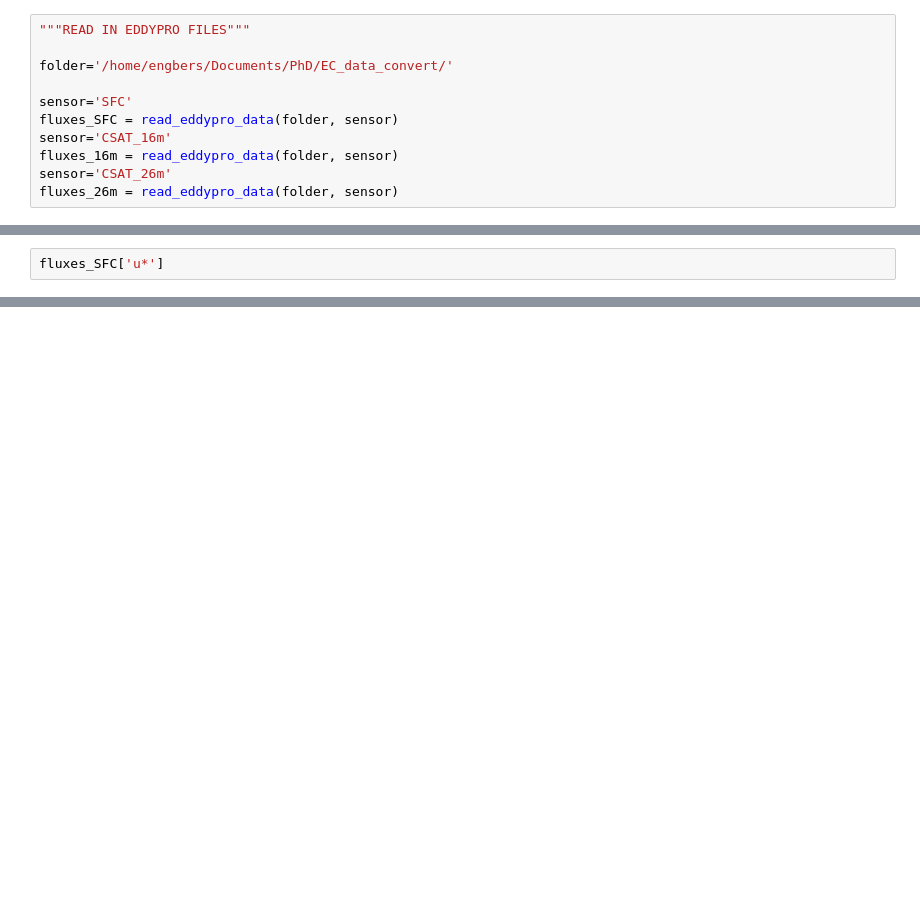
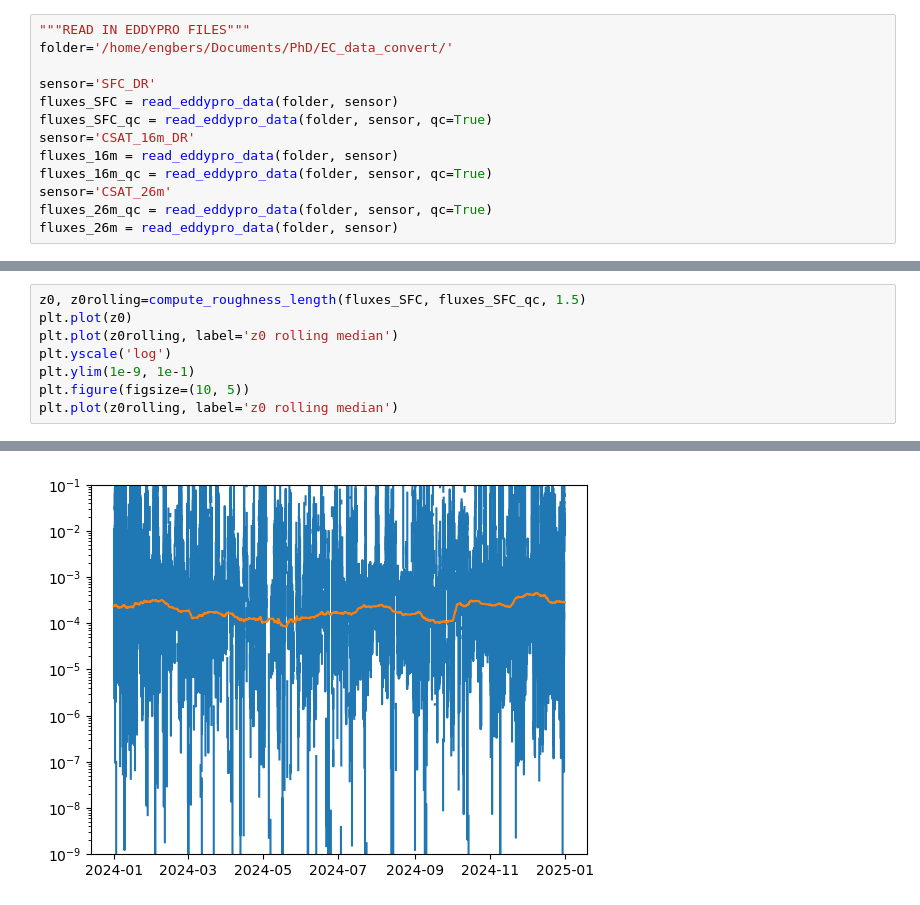
Before and after one commit to Rainette9/DataProcessingScripts, a Jupyter notebook: MO_fluxes.ipynb, the cells around one changed output, grey strips where cells are left out. Drawn from its saved outputs; the diff is of its cells as text; blank space fills up the shorter version.

```diff
--- a/MO_fluxes.ipynb
+++ b/MO_fluxes.ipynb
@@ -76,13 +80,15 @@ TOA5_STN1OneMin_836.dat
 [figure]
 # %%
 """READ IN EDDYPRO FILES"""
-
 folder='/home/engbers/Documents/PhD/EC_data_convert/'
 
-sensor='SFC'
+sensor='SFC_DR'
 fluxes_SFC = read_eddypro_data(folder, sensor)
-sensor='CSAT_16m'
+fluxes_SFC_qc = read_eddypro_data(folder, sensor, qc=True)
+sensor='CSAT_16m_DR'
 fluxes_16m = read_eddypro_data(folder, sensor)
+fluxes_16m_qc = read_eddypro_data(folder, sensor, qc=True)
 sensor='CSAT_26m'
+fluxes_26m_qc = read_eddypro_data(folder, sensor, qc=True)
 fluxes_26m = read_eddypro_data(folder, sensor)
 # %% [output]
@@ -92,3 +101,9 @@ Files found: ['/home/engbers/Documents/PhD/EC_data_convert/CSAT_26m/EddyPro_outp
 # %%
-fluxes_SFC['u*']
+z0, z0rolling=compute_roughness_length(fluxes_SFC, fluxes_SFC_qc, 1.5)
+plt.plot(z0)
+plt.plot(z0rolling, label='z0 rolling median')
+plt.yscale('log')
+plt.ylim(1e-9, 1e-1)
+plt.figure(figsize=(10, 5))
+plt.plot(z0rolling, label='z0 rolling median')
 # %% [output]
@@ -107,0 +111 @@ Name: u*, Length: 77580, dtype: float64
+[figure, added]
```
Also changed, not shown: parts of 5 cells of this notebook, 12 other files.
